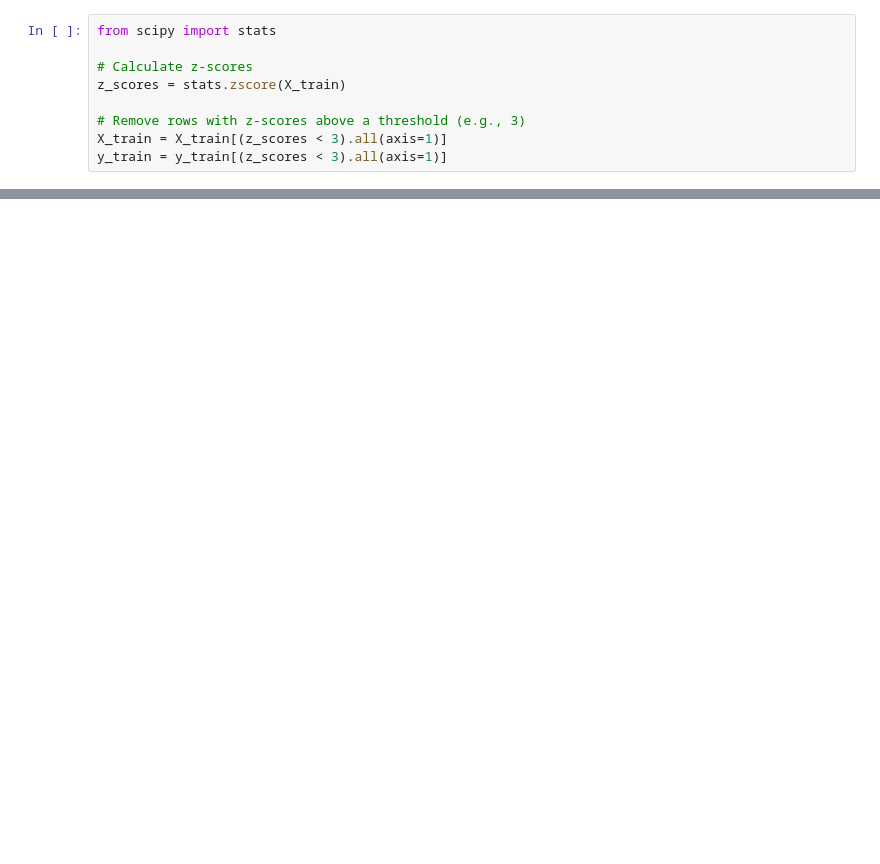
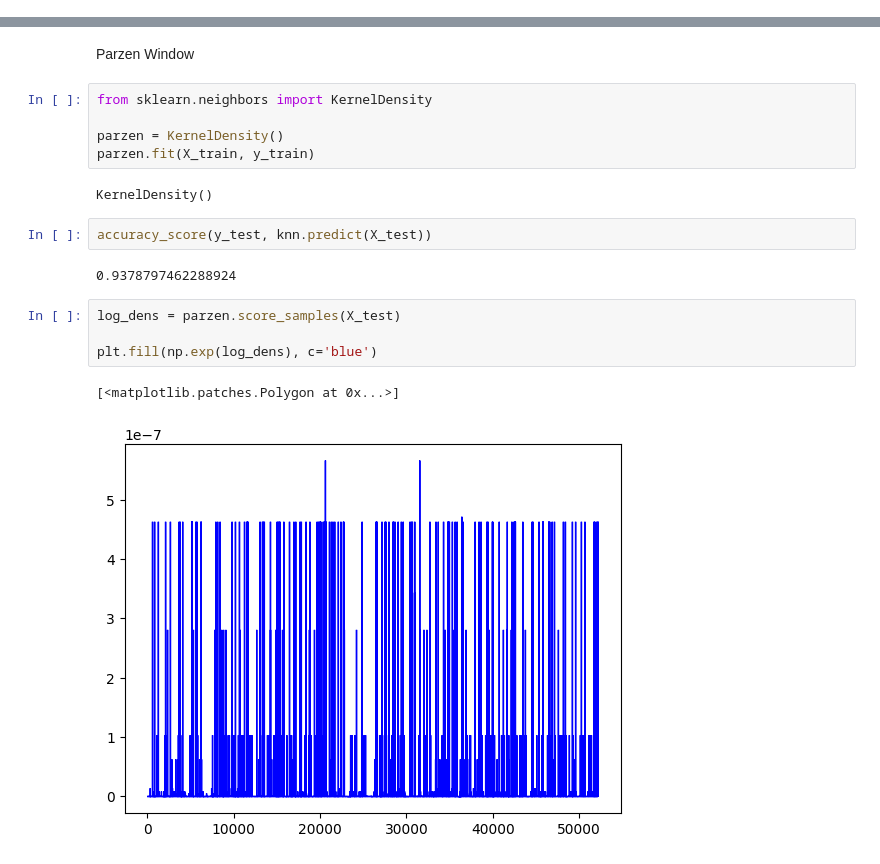
Before and after one commit to patelvedant312/CECS550--Group-10, a Jupyter notebook: Prediciton model/Prediction model.ipynb, the cells around one changed output, grey strips where cells are left out. Drawn from its saved outputs; the diff is of its cells as text; blank space fills up the shorter version.

```diff
--- a/Prediciton model/Prediction model.ipynb
+++ b/Prediciton model/Prediction model.ipynb
@@ -86,12 +138,3 @@ accuracy_knn = accuracy_score(y_test, y_pred_knn)
 print("Accuracy of K-Nearest Neighbors Classifier:", accuracy_knn)
 # %% [output]
 Accuracy of K-Nearest Neighbors Classifier: 0.9378797462288924
-# %%
-from scipy import stats
-
-# Calculate z-scores
-z_scores = stats.zscore(X_train)
-
-# Remove rows with z-scores above a threshold (e.g., 3)
-X_train = X_train[(z_scores < 3).all(axis=1)]
-y_train = y_train[(z_scores < 3).all(axis=1)]
@@ -108,0 +190,20 @@ print("Accuracy of Parzen Windows Classifier:", accuracy_parzen)
+# %% [markdown]
+Parzen Window
+# %%
+from sklearn.neighbors import KernelDensity
+
+parzen = KernelDensity()
+parzen.fit(X_train, y_train)
+# %% [output]
+KernelDensity()
+# %%
+accuracy_score(y_test, knn.predict(X_test))
+# %% [output]
+0.9378797462288924
+# %%
+log_dens = parzen.score_samples(X_test)
+
+plt.fill(np.exp(log_dens), c='blue')
+# %% [output]
+[<matplotlib.patches.Polygon at 0x...>]
+[figure, added]
```
Also changed, not shown: parts of 21 cells of this notebook.
